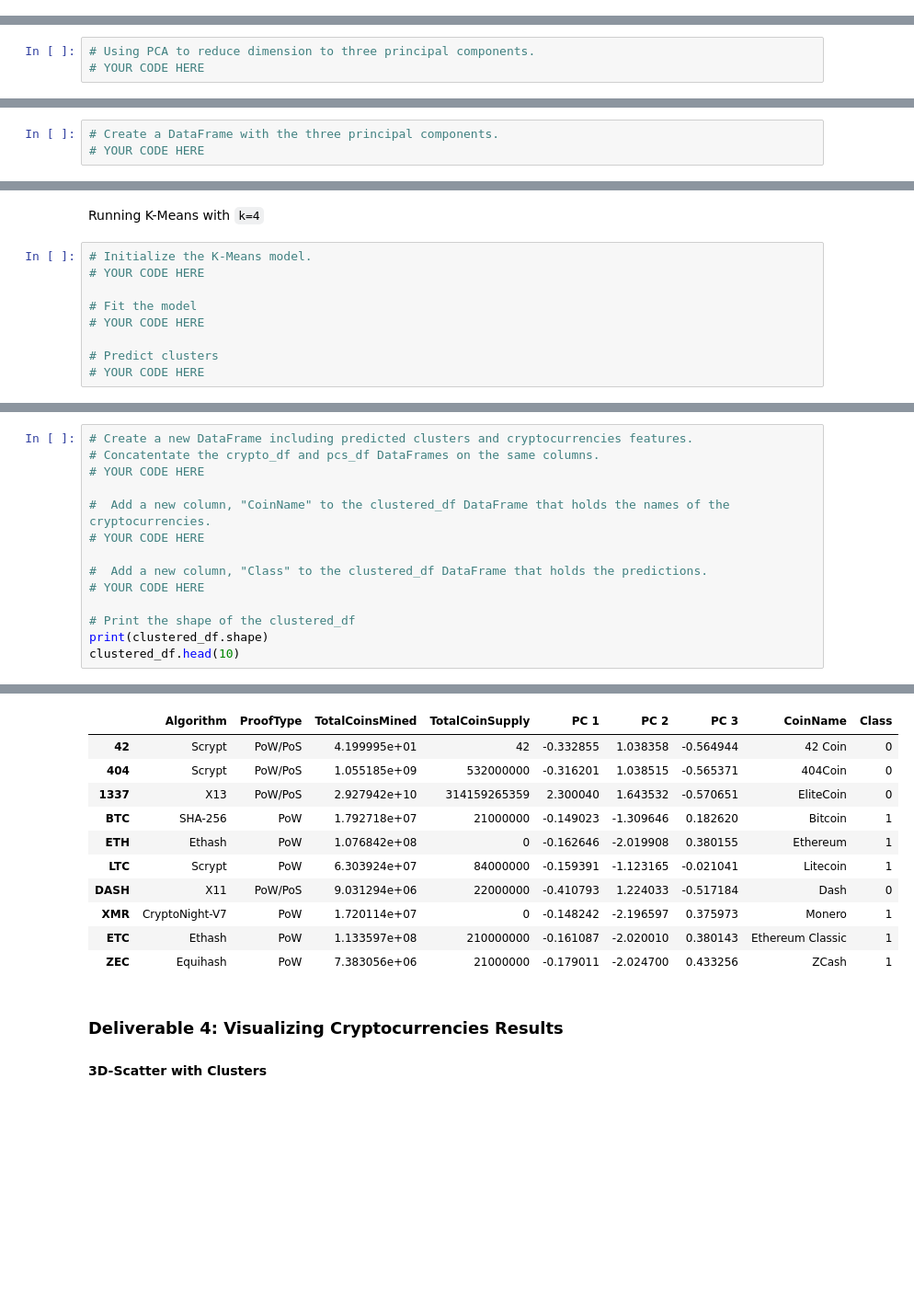
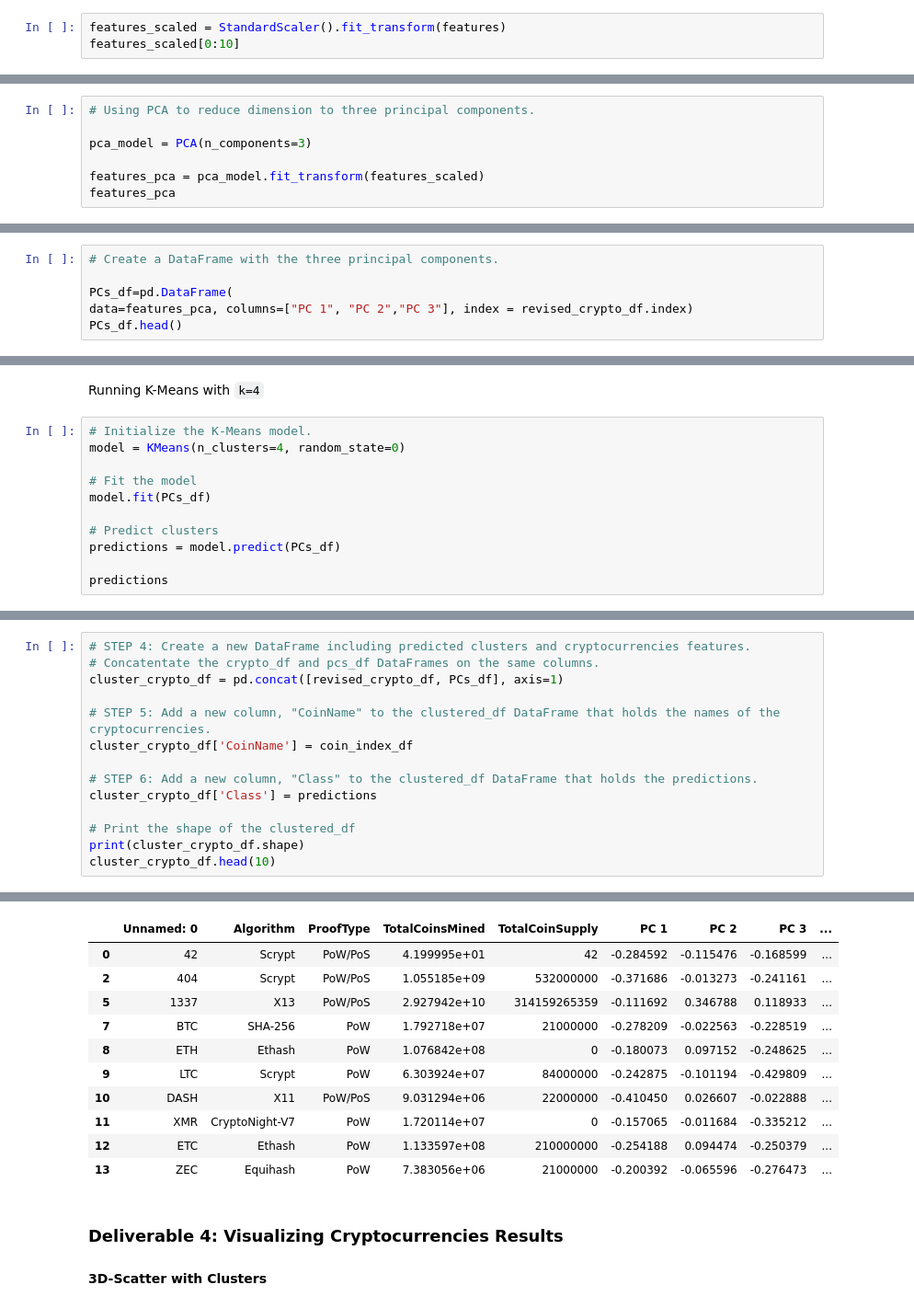
Before and after one commit to Uassignment/Cryptocurrencies, a Jupyter notebook: crypto_clustering.ipynb, the cells around one changed output, grey strips where cells are left out. Shown at 92% size. Saved outputs shown, nothing was run; the diff lists cells and outputs as text; blank space fills up the shorter version.

Commit message:
final version data with image

```diff
--- a/crypto_clustering.ipynb
+++ b/crypto_clustering.ipynb
@@ -202,0 +214,3 @@ array([[-0.11710817, -0.1528703 , -0.0433963 , -0.0433963 , -0.0433963 ,
+# %%
+features_scaled = StandardScaler().fit_transform(features)
+features_scaled[0:10]
@@ -204,5 +232,9 @@ array([[-0.11710817, -0.1528703 , -0.0433963 , -0.0433963 , -0.0433963 ,
 ### Deliverable 2: Reducing Data Dimensions Using PCA
 # %%
 # Using PCA to reduce dimension to three principal components.
-# YOUR CODE HERE
+
+pca_model = PCA(n_components=3)
+
+features_pca = pca_model.fit_transform(features_scaled)
+features_pca
 # %% [output]
@@ -216,4 +248,7 @@ array([[-0.33285464,  1.0383583 , -0.56494435],
 # %%
 # Create a DataFrame with the three principal components.
-# YOUR CODE HERE
+
+PCs_df=pd.DataFrame(
+data=features_pca, columns=["PC 1", "PC 2","PC 3"], index = revised_crypto_df.index)
+PCs_df.head()
 # %% [output]
@@ -242,11 +281,13 @@ array([[-0.33285464,  1.0383583 , -0.56494435],
 Running K-Means with `k=4`
 # %%
 # Initialize the K-Means model.
-# YOUR CODE HERE
+model = KMeans(n_clusters=4, random_state=0)
 
 # Fit the model
-# YOUR CODE HERE
+model.fit(PCs_df)
 
 # Predict clusters
-# YOUR CODE HERE
+predictions = model.predict(PCs_df)
+
+predictions
 # %% [output]
@@ -270,15 +311,15 @@ array([0, 0, 0, 1, 1, 1, 0, 1, 1, 1, 0, 1, 0, 0, 1, 0, 1, 1, 0, 0, 1, 1,
 # %%
-# Create a new DataFrame including predicted clusters and cryptocurrencies features.
+# STEP 4: Create a new DataFrame including predicted clusters and cryptocurrencies features.
 # Concatentate the crypto_df and pcs_df DataFrames on the same columns.
-# YOUR CODE HERE
+cluster_crypto_df = pd.concat([revised_crypto_df, PCs_df], axis=1)
 
-#  Add a new column, "CoinName" to the clustered_df DataFrame that holds the names of the cryptocurrencies.
-# YOUR CODE HERE
+# STEP 5: Add a new column, "CoinName" to the clustered_df DataFrame that holds the names of the cryptocurrencies.
+cluster_crypto_df['CoinName'] = coin_index_df
 
-#  Add a new column, "Class" to the clustered_df DataFrame that holds the predictions.
-# YOUR CODE HERE
+# STEP 6: Add a new column, "Class" to the clustered_df DataFrame that holds the predictions.
+cluster_crypto_df['Class'] = predictions
 
 # Print the shape of the clustered_df
-print(clustered_df.shape)
-clustered_df.head(10)
+print(cluster_crypto_df.shape)
+cluster_crypto_df.head(10)
 # %% [output]
@@ -286,14 +327,14 @@ clustered_df.head(10)
-|  | Algorithm | ProofType | TotalCoinsMined | TotalCoinSupply | PC 1 | PC 2 | PC 3 | CoinName | Class |
-| 42 | Scrypt | PoW/PoS | 4.199995e+01 | 42 | -0.332855 | 1.038358 | -0.564944 | 42 Coin | 0 |
-| 404 | Scrypt | PoW/PoS | 1.055185e+09 | 532000000 | -0.316201 | 1.038515 | -0.565371 | 404Coin | 0 |
-| 1337 | X13 | PoW/PoS | 2.927942e+10 | 314159265359 | 2.300040 | 1.643532 | -0.570651 | EliteCoin | 0 |
-| BTC | SHA-256 | PoW | 1.792718e+07 | 21000000 | -0.149023 | -1.309646 | 0.182620 | Bitcoin | 1 |
-| ETH | Ethash | PoW | 1.076842e+08 | 0 | -0.162646 | -2.019908 | 0.380155 | Ethereum | 1 |
-| LTC | Scrypt | PoW | 6.303924e+07 | 84000000 | -0.159391 | -1.123165 | -0.021041 | Litecoin | 1 |
-| DASH | X11 | PoW/PoS | 9.031294e+06 | 22000000 | -0.410793 | 1.224033 | -0.517184 | Dash | 0 |
-| XMR | CryptoNight-V7 | PoW | 1.720114e+07 | 0 | -0.148242 | -2.196597 | 0.375973 | Monero | 1 |
-| ETC | Ethash | PoW | 1.133597e+08 | 210000000 | -0.161087 | -2.020010 | 0.380143 | Ethereum Classic | 1 |
-| ZEC | Equihash | PoW | 7.383056e+06 | 21000000 | -0.179011 | -2.024700 | 0.433256 | ZCash | 1 |
+|  | Unnamed: 0 | Algorithm | ProofType | TotalCoinsMined | TotalCoinSupply | PC 1 | PC 2 | PC 3 | ... |
+| 0 | 42 | Scrypt | PoW/PoS | 4.199995e+01 | 42 | -0.284592 | -0.115476 | -0.168599 | ... |
+| 2 | 404 | Scrypt | PoW/PoS | 1.055185e+09 | 532000000 | -0.371686 | -0.013273 | -0.241161 | ... |
+| 5 | 1337 | X13 | PoW/PoS | 2.927942e+10 | 314159265359 | -0.111692 | 0.346788 | 0.118933 | ... |
+| 7 | BTC | SHA-256 | PoW | 1.792718e+07 | 21000000 | -0.278209 | -0.022563 | -0.228519 | ... |
+| 8 | ETH | Ethash | PoW | 1.076842e+08 | 0 | -0.180073 | 0.097152 | -0.248625 | ... |
+| 9 | LTC | Scrypt | PoW | 6.303924e+07 | 84000000 | -0.242875 | -0.101194 | -0.429809 | ... |
+| 10 | DASH | X11 | PoW/PoS | 9.031294e+06 | 22000000 | -0.410450 | 0.026607 | -0.022888 | ... |
+| 11 | XMR | CryptoNight-V7 | PoW | 1.720114e+07 | 0 | -0.157065 | -0.011684 | -0.335212 | ... |
+| 12 | ETC | Ethash | PoW | 1.133597e+08 | 210000000 | -0.254188 | 0.094474 | -0.250379 | ... |
+| 13 | ZEC | Equihash | PoW | 7.383056e+06 | 21000000 | -0.200392 | -0.065596 | -0.276473 | ... |
 # %% [markdown]
 ### Deliverable 4: Visualizing Cryptocurrencies Results
 
```
Also changed, not shown: parts of 22 cells of this notebook, 4 other files.
